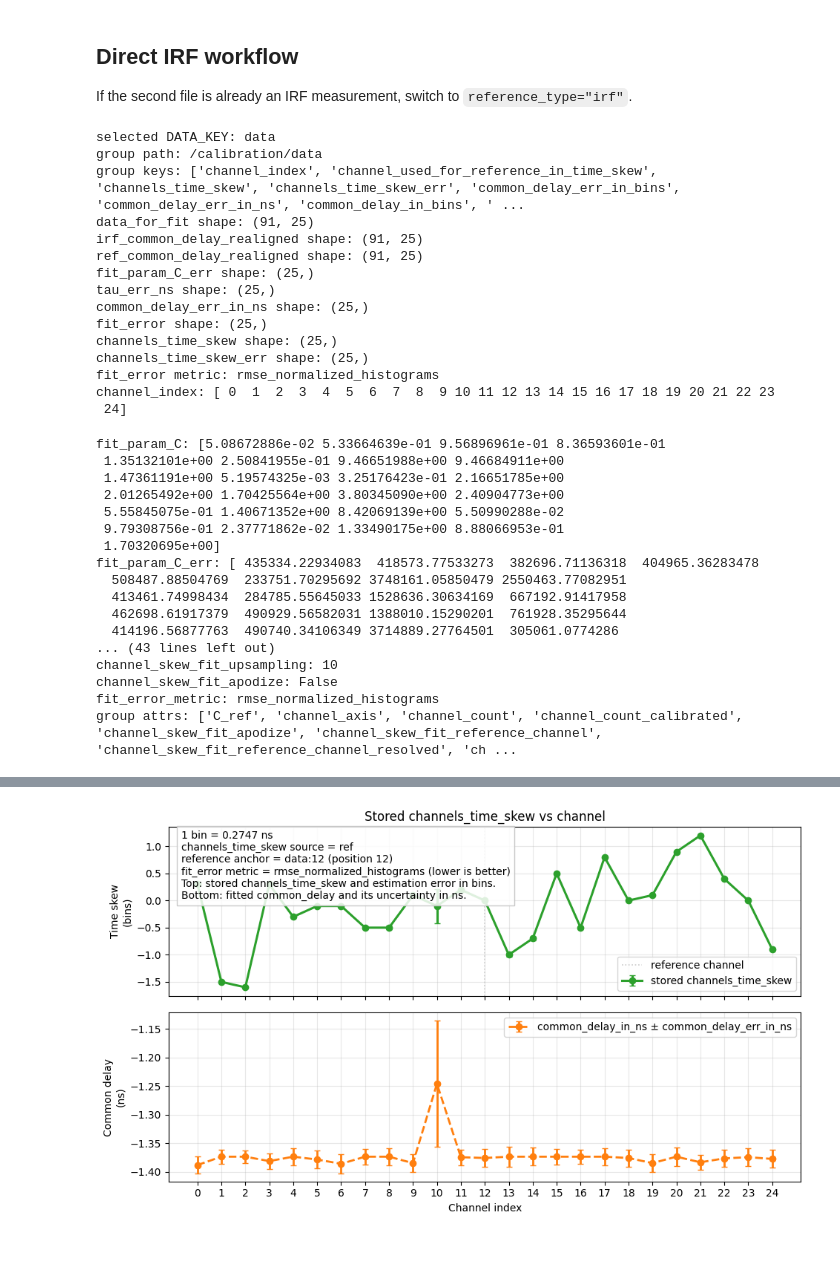
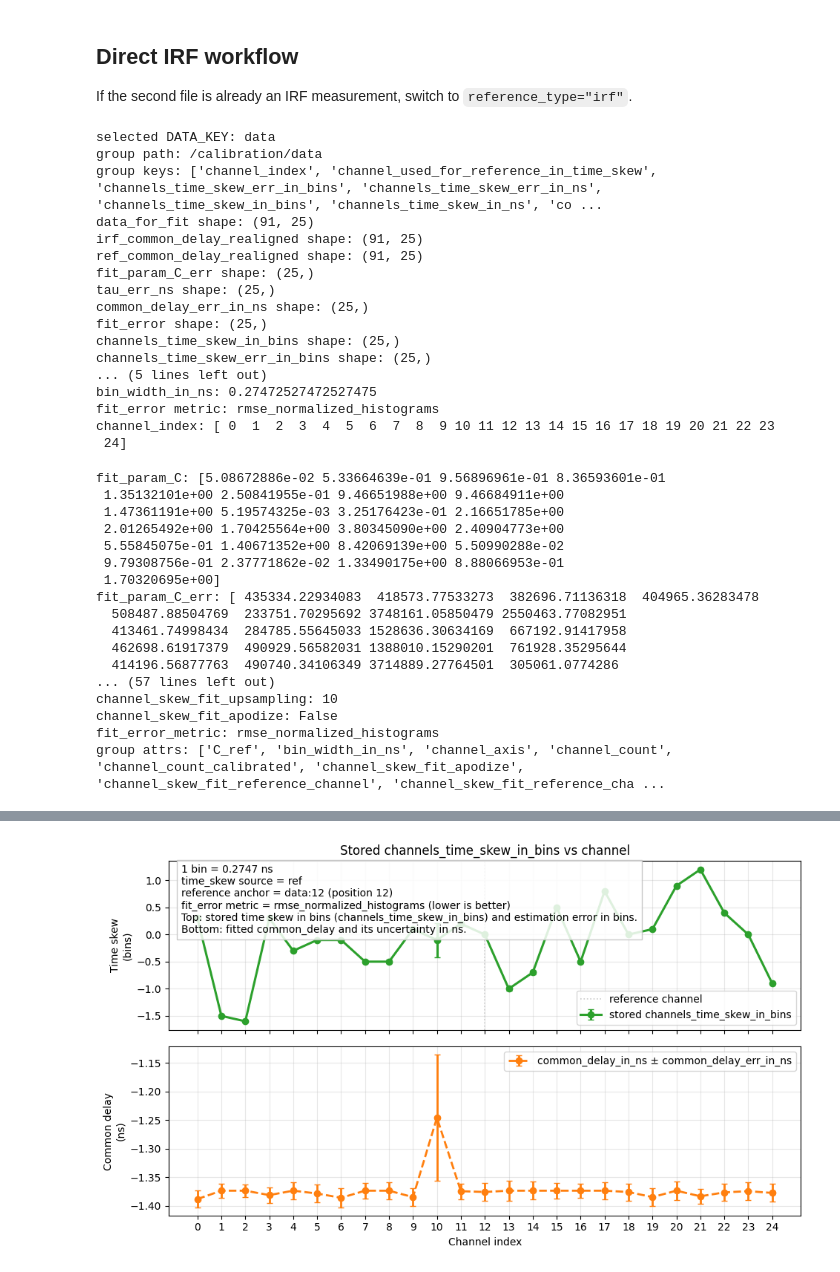
Before and after one commit to VicidominiLab/BrightEyes-Flim, a Jupyter notebook: example notebooks/h5 DFD calibration workflow.ipynb, the cells around one changed output, grey strips where cells are left out. Drawn from its saved outputs; the diff is of its cells as text; code cells hidden in the pictures.

```diff
--- a/example notebooks/h5 DFD calibration workflow.ipynb
+++ b/example notebooks/h5 DFD calibration workflow.ipynb
@@ -378,7 +393,7 @@ with h5py.File(output_path, "r") as hf:
         calibration["irf_common_delay_realigned"][:, column]
     )
     data_fitted = normalize_histogram(calibration["data_fitted"][:, column])
-    period_ns = float(calibration.attrs["period_ns"])
+    laser_period_in_ns = float(calibration.attrs["laser_period_in_ns"])
     tau_ns = float(calibration["tau_ns"][column])
     tau_err_ns = float(calibration["tau_err_ns"][column])
     tau_ref_ns = float(calibration["tau_ref_ns"][column])
@@ -386,7 +401,7 @@ with h5py.File(output_path, "r") as hf:
     common_delay_err_ns = float(calibration["common_delay_err_in_ns"][column])
     fit_error = float(calibration["fit_error"][column])
 
-t_ns = np.arange(data_for_fit.size, dtype=float) * period_ns / data_for_fit.size
+t_ns = np.arange(data_for_fit.size, dtype=float) * laser_period_in_ns / data_for_fit.size
 
 plt.figure(figsize=(10, 4))
 plt.plot(t_ns, data_for_fit, label="data_for_fit", color="tab:blue")
@@ -450,14 +465,20 @@ with h5py.File(output_path, "r") as hf:
     print("tau_err_ns shape:", calibration["tau_err_ns"].shape)
     print("common_delay_err_in_ns shape:", calibration["common_delay_err_in_ns"].shape)
     print("fit_error shape:", calibration["fit_error"].shape)
-    print("channels_time_skew shape:", calibration["channels_time_skew"].shape)
-    print("channels_time_skew_err shape:", calibration["channels_time_skew_err"].shape)
+    print("channels_time_skew_in_bins shape:", calibration["channels_time_skew_in_bins"].shape)
+    print("channels_time_skew_err_in_bins shape:", calibration["channels_time_skew_err_in_bins"].shape)
+    print("channels_time_skew_in_ns shape:", calibration["channels_time_skew_in_ns"].shape)
+    print("channels_time_skew_err_in_ns shape:", calibration["channels_time_skew_err_in_ns"].shape)
+    print("laser_freq_in_mhz:", calibration.attrs.get("laser_freq_in_mhz", "not stored"))
+    print("laser_period_in_ns:", calibration.attrs.get("laser_period_in_ns", "not stored"))
+    print("number_of_bins:", calibration.attrs.get("number_of_bins", "not stored"))
+    print("bin_width_in_ns:", calibration.attrs.get("bin_width_in_ns", "not stored"))
     print("fit_error metric:", calibration.attrs.get("fit_error_metric", "not stored"))
     print("channel_index:", calibration["channel_index"][()])
 # %% [output]
 selected DATA_KEY: data
 group path: /calibration/data
-group keys: ['channel_index', 'channel_used_for_reference_in_time_skew', 'channels_time_skew', 'channels_time_skew_err', 'common_delay_err_in_bins', 'common_delay_err_in_ns', 'common_delay_in_bins', ' ...
+group keys: ['channel_index', 'channel_used_for_reference_in_time_skew', 'channels_time_skew_err_in_bins', 'channels_time_skew_err_in_ns', 'channels_time_skew_in_bins', 'channels_time_skew_in_ns', 'co ...
 data_for_fit shape: (91, 25)
 irf_common_delay_realigned shape: (91, 25)
 ref_common_delay_realigned shape: (91, 25)
@@ -465,8 +486,10 @@ fit_param_C_err shape: (25,)
 tau_err_ns shape: (25,)
 common_delay_err_in_ns shape: (25,)
 fit_error shape: (25,)
-channels_time_skew shape: (25,)
-channels_time_skew_err shape: (25,)
+channels_time_skew_in_bins shape: (25,)
+channels_time_skew_err_in_bins shape: (25,)
+... (5 lines left out)
+bin_width_in_ns: 0.27472527472527475
 fit_error metric: rmse_normalized_histograms
 channel_index: [ 0  1  2  3  4  5  6  7  8  9 10 11 12 13 14 15 16 17 18 19 20 21 22 23
  24]
@@ -481,29 +504,35 @@ with h5py.File(output_path, "r") as hf:
     print("common_delay_in_ns:", calibration["common_delay_in_ns"][:])
     print("common_delay_err_in_ns:", calibration["common_delay_err_in_ns"][:])
     print("fit_error:", calibration["fit_error"][:])
-    print("channels_time_skew:", calibration["channels_time_skew"][:])
-    print("channels_time_skew_err:", calibration["channels_time_skew_err"][:])
+    print("channels_time_skew_in_bins:", calibration["channels_time_skew_in_bins"][:])
+    print("channels_time_skew_err_in_bins:", calibration["channels_time_skew_err_in_bins"][:])
+    print("channels_time_skew_in_ns:", calibration["channels_time_skew_in_ns"][:])
+    print("channels_time_skew_err_in_ns:", calibration["channels_time_skew_err_in_ns"][:])
     print(
         "channel_used_for_reference_in_time_skew:",
         calibration["channel_used_for_reference_in_time_skew"][:],
     )
-    print("channels_time_skew source:", calibration.attrs.get("channel_skew_type_fit_source", "not stored"))
+    print("time_skew source:", calibration.attrs.get("channel_skew_type_fit_source", "not stored"))
     print(
         "channel_skew_fit_reference_channel (requested):",
         calibration.attrs.get("channel_skew_fit_reference_channel", "not stored"),
     )
     print(
-        "channels_time_skew reference data_key:",
+        "time_skew reference data_key:",
         calibration.attrs.get("channel_skew_fit_reference_data_key"),
     )
     print(
-        "channels_time_skew resolved reference channel:",
+        "time_skew resolved reference channel:",
         calibration.attrs.get("channel_skew_fit_reference_channel_resolved"),
     )
     print(
-        "channels_time_skew reference position:",
+        "time_skew reference position:",
         calibration.attrs.get("channel_skew_fit_reference_position"),
     )
+    print("laser_freq_in_mhz:", calibration.attrs.get("laser_freq_in_mhz", "not stored"))
+    print("laser_period_in_ns:", calibration.attrs.get("laser_period_in_ns", "not stored"))
+    print("number_of_bins:", calibration.attrs.get("number_of_bins", "not stored"))
+    print("bin_width_in_ns:", calibration.attrs.get("bin_width_in_ns", "not stored"))
     print("channel_skew_fit_upsampling:", calibration.attrs.get("channel_skew_fit_upsampling", "not stored"))
     print("channel_skew_fit_apodize:", calibration.attrs.get("channel_skew_fit_apodize", "not stored"))
     print("fit_error_metric:", calibration.attrs.get("fit_error_metric", "not stored"))
@@ -521,11 +550,11 @@ fit_param_C_err: [ 435334.22934083  418573.77533273  382696.71136318  404965.362
   413461.74998434  284785.55645033 1528636.30634169  667192.91417958
   462698.61917379  490929.56582031 1388010.15290201  761928.35295644
   414196.56877763  490740.34106349 3714889.27764501  305061.0774286
-... (43 lines left out)
+... (57 lines left out)
 channel_skew_fit_upsampling: 10
 channel_skew_fit_apodize: False
 fit_error_metric: rmse_normalized_histograms
-group attrs: ['C_ref', 'channel_axis', 'channel_count', 'channel_count_calibrated', 'channel_skew_fit_apodize', 'channel_skew_fit_reference_channel', 'channel_skew_fit_reference_channel_resolved', 'ch ...
+group attrs: ['C_ref', 'bin_width_in_ns', 'channel_axis', 'channel_count', 'channel_count_calibrated', 'channel_skew_fit_apodize', 'channel_skew_fit_reference_channel', 'channel_skew_fit_reference_cha ...
 # %%
 # Show the full HDF5 structure of the calibrated output file
 show_h5_structure_html(output_path);
@@ -534,7 +563,7 @@ show_h5_structure_html(output_path);
 # %%
 with h5py.File(output_path, "r") as hf:
     calibration = get_calibration_group(hf)
-    dt_ns = float(calibration.attrs["dt_ns"])
+    bin_width_in_ns = float(calibration.attrs["bin_width_in_ns"])
     current_data_key = str(calibration.attrs["data_key"])
     time_skew_source_name = str(
         calibration.attrs.get("channel_skew_type_fit_source", "not stored")
@@ -550,8 +579,8 @@ with h5py.File(output_path, "r") as hf:
     fit_error_metric = str(calibration.attrs.get("fit_error_metric", "not stored"))
 
 shift_channels = summary_df["channel"].to_numpy()
-temporal_shift_bins = summary_df["channels_time_skew"].to_numpy()
-temporal_shift_err_bins = summary_df["channels_time_skew_err"].to_numpy()
+temporal_shift_bins = summary_df["channels_time_skew_in_bins"].to_numpy()
+temporal_shift_err_bins = summary_df["channels_time_skew_err_in_bins"].to_numpy()
 common_delay_ns = summary_df["common_delay_in_ns"].to_numpy()
 common_delay_err_ns = summary_df["common_delay_err_in_ns"].to_numpy()
 
@@ -572,12 +601,12 @@ ax_shift.errorbar(
     linewidth=2.2,
     markersize=6,
     capsize=3,
-    label="stored channels_time_skew",
+    label="stored channels_time_skew_in_bins",
 )
 if ref_data_key == current_data_key and ref_channel in set(shift_channels.tolist()):
     ax_shift.axvline(ref_channel, color="0.8", linestyle=":", linewidth=1.2, label="reference channel")
 ax_shift.set_ylabel("Time skew\n(bins)")
-ax_shift.set_title("Stored channels_time_skew vs channel")
+ax_shift.set_title("Stored channels_time_skew_in_bins vs channel")
 ax_shift.grid(True, alpha=0.3)
 ax_shift.legend(loc="best")
 
@@ -587,37 +616,37 @@ ax_delay.errorbar(
     yerr=common_delay_err_ns,
     fmt="o--",
     color="tab:orange",
     linewidth=2.0,
     markersize=6,
     capsize=3,
     label="common_delay_in_ns ± common_delay_err_in_ns",
 )
 ax_delay.set_xlabel("Channel index")
 ax_delay.set_ylabel("Common delay\n(ns)")
 ax_delay.set_xticks(shift_channels)
 ax_delay.grid(True, alpha=0.3)
 ax_delay.legend(loc="best")
 
 ax_shift.text(
     0.02,
     0.98,
     (
-        f"1 bin = {dt_ns:.4f} ns\n"
-        f"channels_time_skew source = {time_skew_source_name}\n"
+        f"1 bin = {bin_width_in_ns:.4f} ns\n"
+        f"time_skew source = {time_skew_source_name}\n"
         f"reference anchor = {ref_data_key}:{ref_channel} (position {ref_position})\n"
         f"fit_error metric = {fit_error_metric} (lower is better)\n"
-        "Top: stored channels_time_skew and estimation error in bins.\n"
+        "Top: stored time skew in bins (channels_time_skew_in_bins) and estimation error in bins.\n"
         "Bottom: fitted common_delay and its uncertainty in ns."
     ),
     transform=ax_shift.transAxes,
     ha="left",
     va="top",
     bbox=dict(facecolor="white", alpha=0.85, edgecolor="0.75"),
 )
 
 plt.show()
 # %% [output]
-[figure, old version]
+[figure, new version]
 # %%
 data_keys = [DATA_KEY] if isinstance(DATA_KEY, str) else list(DATA_KEY)
 
```
Also changed, not shown: parts of 4 cells of this notebook, 2 other files.
